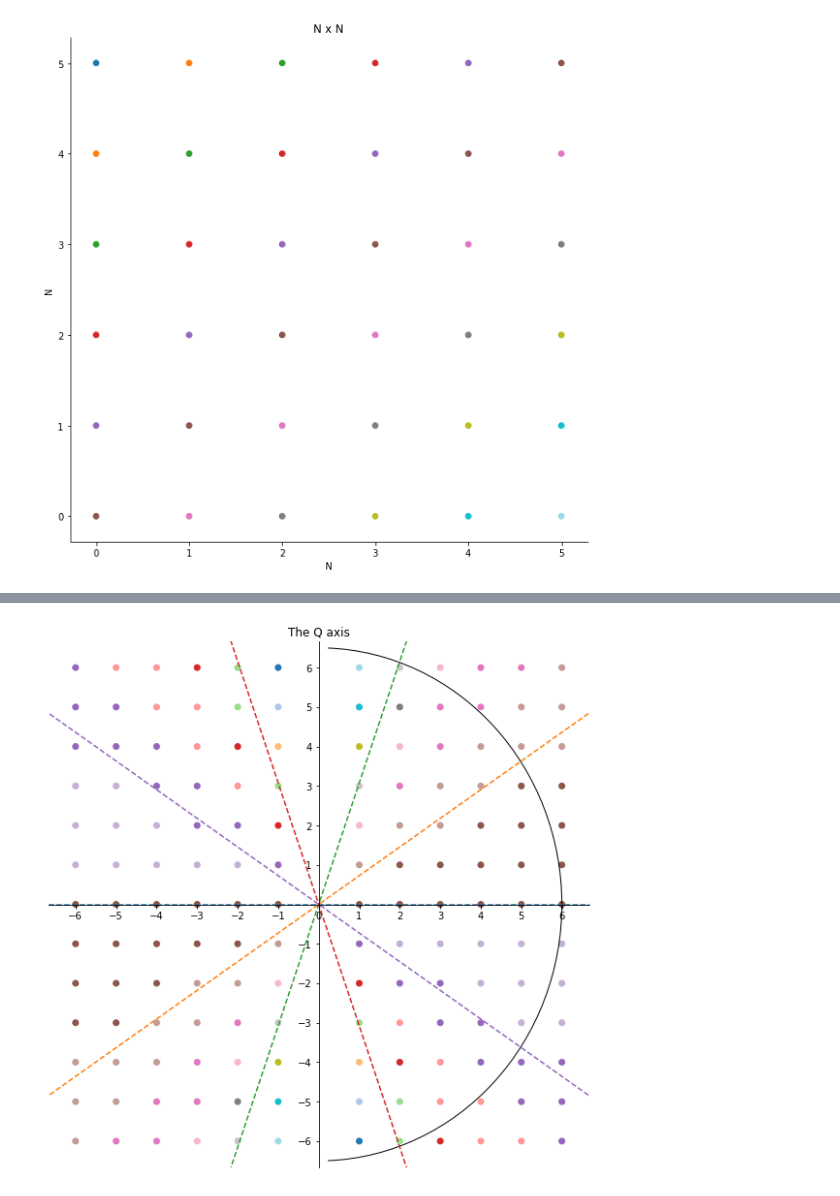
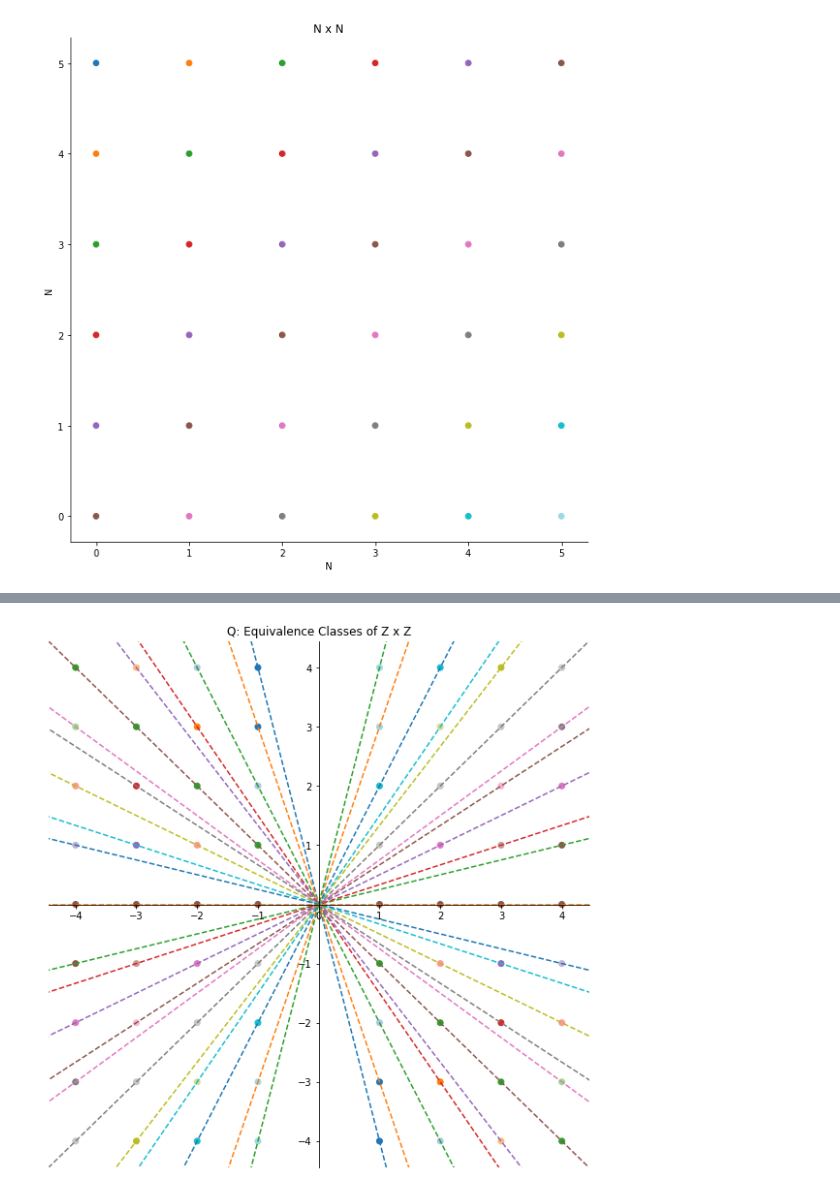
Before and after one commit to jcaip/math-vis, a Jupyter notebook: R visualizations.ipynb, the cells around one changed output, grey strips where cells are left out. Cells and saved outputs as stored; diff of their text form; code cells hidden in the pictures.

```diff
--- a/R visualizations.ipynb
+++ b/R visualizations.ipynb
@@ -102,12 +102,13 @@ ax.quiver(0, 0, 4, 5, angles='xy', color=colors.colors[9], scale_units='xy', sca
 
 old_axis = ax.get_xlim(), ax.get_ylim()
 #plotting the integers
-ax.annotate(s='', xy=(num-1, 0), xytext=(0, num-1), arrowprops=dict(arrowstyle='<->'))
+#ax.annotate(s='', xy=(num-1, 0), xytext=(0, num-1), arrowprops=dict(arrowstyle='<->'))
 for i in range(-5, 6, 1):
     x_vals = np.array(ax.get_xlim())
     y_vals = -i + x_vals
     ax.plot(x_vals, y_vals, '--')
-    ax.annotate(str(i), ((i+5.2)/2,  (num-i-1)/2))
+    if i in [-1, 1, -2, -3, 2]:
+        ax.annotate(str(i), ((i+5.2)/2,  (num-i-1)/2))
 
 
 ax.set_xlim(old_axis[0])
@@ -121,9 +122,16 @@ plt.show()
 # %%
-num = 6
+num = 4
 data = list(range(-num, num+1))
 no_zero = list(data)
 no_zero.remove(0)
 pairs = itertools.product(data,no_zero)
 y, x = list(map(list, zip(*pairs)))
 pairs = itertools.product(data,no_zero)
-z = [x / y for (x, y) in pairs]
+#scale_factors = [3, 4, 6, 12, 1 , 12, 6, 4, 3]
+scaled = [12 * x/ y for i, (x, y) in enumerate(pairs)]
+vals = list(sorted(set(scaled)))
+print(vals)
+# slow but whatever
+z = [vals.index(i) for i in scaled]
+pretty = np.flip(np.array(z).reshape((len(data), len(no_zero))), axis=1)
+print(pretty)
@@ -146,29 +171,32 @@ plt.show()
 # %%
 #each equivalence class is a different color
 plt.figure(figsize=figure_size)
 ax = plt.subplot(111)
-plt.title("The Q axis")
+plt.title("Q: Equivalence Classes of Z x Z")
 plt.xticks(data)
 plt.yticks(no_zero)
 
 ax.spines['right'].set_visible(False)
 ax.spines['top'].set_visible(False)
 ax.spines['bottom'].set_position('center')
 ax.spines['left'].set_position('center')
 colors = cm.get_cmap('tab20')
 plt.scatter(x, y,  c=z, cmap='tab20')
 old_axis = ax.get_xlim(), ax.get_ylim()
 
-n=5
-for i in range(n):
-    abline(np.tan((i/n * np.pi)), 0)
 
-q = patches.Arc((0, 0), 13, 12, angle=-90, theta1=2, theta2=178,  fill=False)
-ax.add_patch(q)
+for i in vals:
+    x_vals = np.array(ax.get_xlim())
+    y_vals = i/12 * x_vals
+    ax.plot(x_vals, y_vals, '--')
+    #ax.annotate(str(i), ((i+5.2)/2,  (num-i-1)/2))
+
+#q = patches.Arc((0, 0), 13, 12, angle=-90, theta1=2, theta2=178,  fill=False)
+#ax.add_patch(q)
 
 ax.set_xlim(old_axis[0])
 ax.set_ylim(old_axis[1])
 plt.savefig("Qaxis.png", bbox_inches='tight')
 plt.show()
 # %% [output]
-[figure, old version]
+[figure, new version]
```
Also changed, not shown: parts of 6 cells of this notebook, 5 other files.
